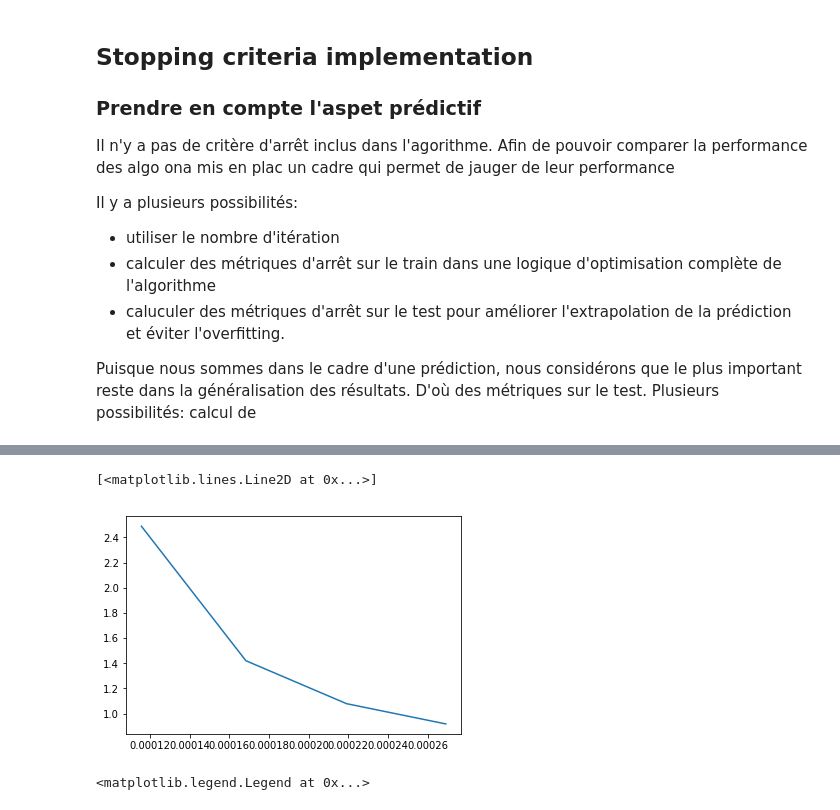
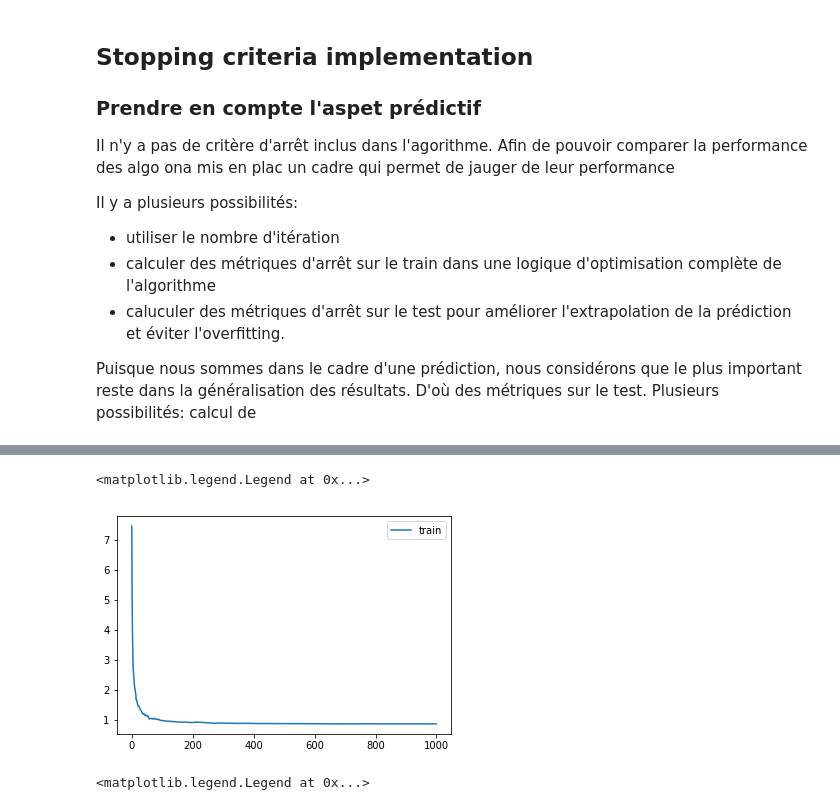
Before and after one commit to gauthier-schweitzer/soadml, a Jupyter notebook: pegasos.ipynb, the cells around one changed output, grey strips where cells are left out. Drawn from its saved outputs; the diff is of its cells as text; code cells hidden in the pictures.

```diff
--- a/pegasos.ipynb
+++ b/pegasos.ipynb
@@ -245,3 +308,3 @@ out2.primal_test
 # %%
-out2 = pegasos_splitted(X,Y, lamb= 0)
+out2 = pegasos_iter(X,Y, lamb= 1,n_iter=1000)
 # %% [output]
@@ -266,8 +312,9 @@ KeyboardInterrupt:
-# %%
-plt.plot(np.cumsum(out1.rtime),out1.primal_test)
-# %% [output]
-[<matplotlib.lines.Line2D at 0x...>]
-[figure, removed]
+# %%
+plt.plot(out2.primal_train, label = "train")
+plt.legend()
+# %% [output]
+<matplotlib.legend.Legend at 0x...>
+[figure, added]
 # %%
 plt.plot(np.cumsum(out2.rtime),out2.primal_test,label= 'lambda1')
 plt.plot(np.cumsum(out1.rtime),out1.primal_test, label= 'lambda')
```
Also changed, not shown: parts of 48 cells of this notebook.
